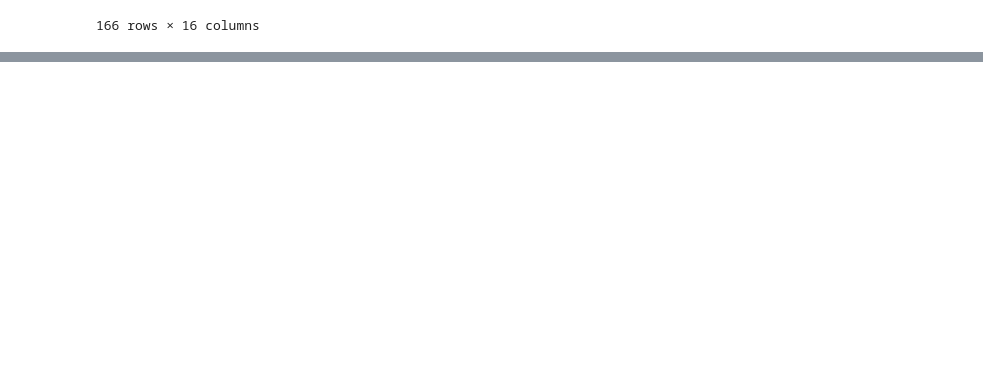
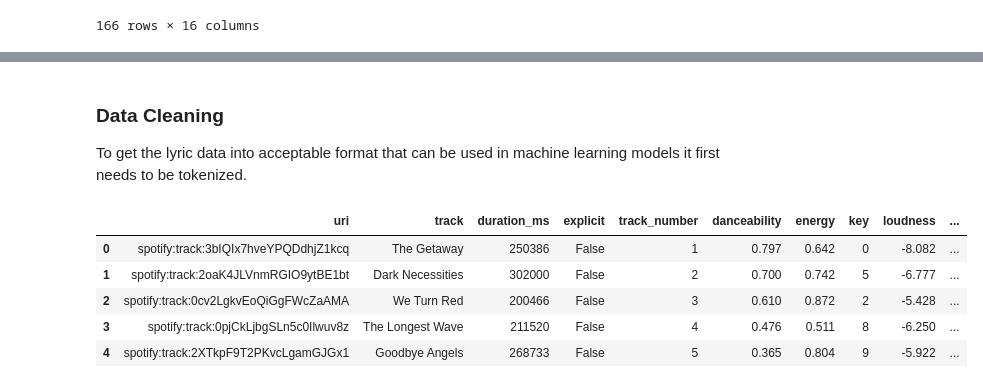
Before and after one commit to klsalcedo/lyric_generation, a Jupyter notebook: lyric_generation.ipynb, the cells around one changed output, grey strips where cells are left out. Drawn from its saved outputs; the diff is of its cells as text; code cells hidden in the pictures; blank space fills up the shorter version.

```diff
--- a/lyric_generation.ipynb
+++ b/lyric_generation.ipynb
@@ -89,0 +194,25 @@ rhcp
+# %% [markdown]
+### Data Cleaning
+To get the lyric data into acceptable format that can be used in machine learning models it first needs to be tokenized.
+# %%
+#pattern used to tokenize each word
+pattern = "([a-zA-Z]+(?:'[a-z]+)?)"
+
+rhcp['tokenized_lyrics_raw'] = None
+
+for song in range(len(rhcp['cleaned_lyrics'])):
+    lyrics = rhcp['cleaned_lyrics'][song]
+    tokens = []
+    for sentence in range(len(lyrics)):
+        token = nltk.regexp_tokenize(lyrics[sentence], pattern)
+        tokens.append(token)
+    rhcp['tokenized_lyrics_raw'][song] = tokens
+
+rhcp.head()
+# %% [output]
+|  | uri | track | duration_ms | explicit | track_number | danceability | energy | key | loudness | ... |
+| 0 | spotify:track:3bIQIx7hveYPQDdhjZ1kcq | The Getaway | 250386 | False | 1 | 0.797 | 0.642 | 0 | -8.082 | ... |
+| 1 | spotify:track:2oaK4JLVnmRGIO9ytBE1bt | Dark Necessities | 302000 | False | 2 | 0.700 | 0.742 | 5 | -6.777 | ... |
+| 2 | spotify:track:0cv2LgkvEoQiGgFWcZaAMA | We Turn Red | 200466 | False | 3 | 0.610 | 0.872 | 2 | -5.428 | ... |
+| 3 | spotify:track:0pjCkLjbgSLn5c0Ilwuv8z | The Longest Wave | 211520 | False | 4 | 0.476 | 0.511 | 8 | -6.250 | ... |
+| 4 | spotify:track:2XTkpF9T2PKvcLgamGJGx1 | Goodbye Angels | 268733 | False | 5 | 0.365 | 0.804 | 9 | -5.922 | ... |
```
Also changed, not shown: parts of 88 cells of this notebook, 1 other file.
